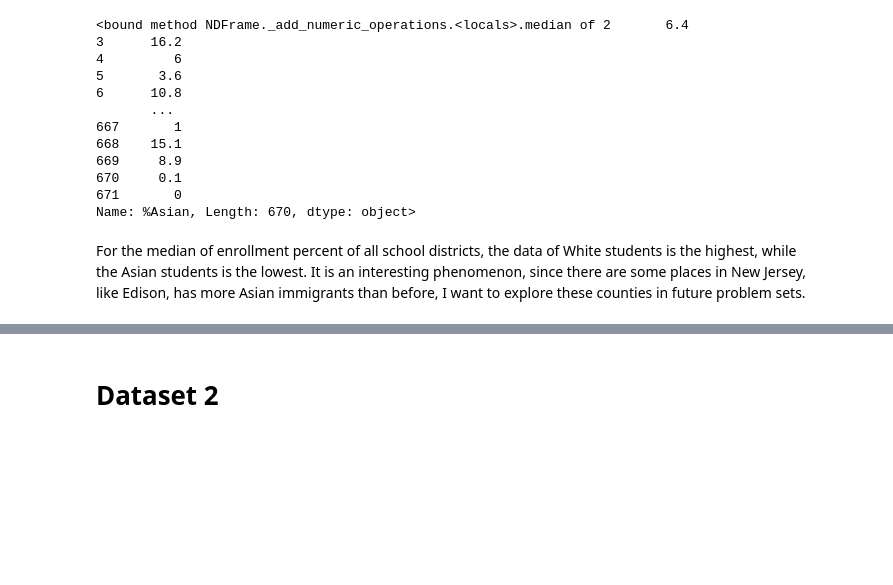
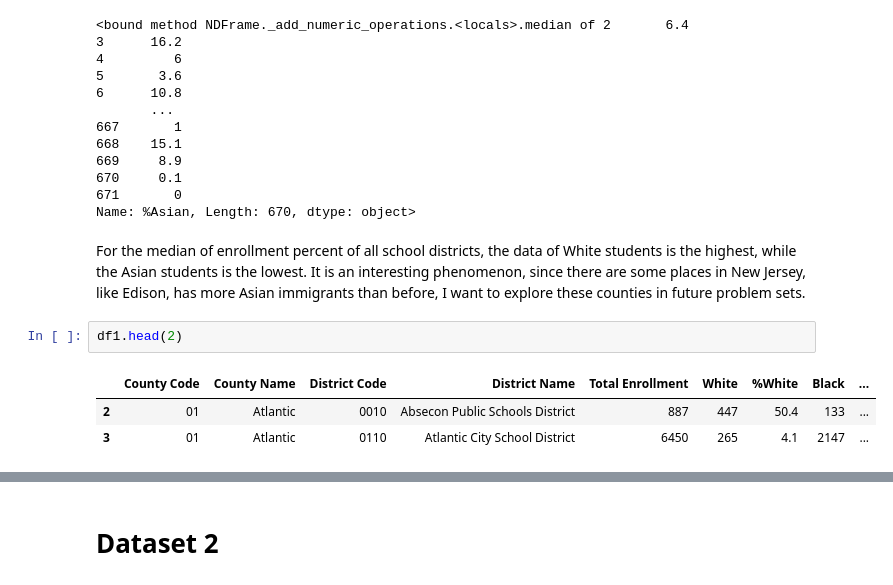
Before and after one commit to XiaoLiang28/vis, a Jupyter notebook: Fall23_PS1.ipynb, the cells around one changed output, grey strips where cells are left out. Saved outputs shown, nothing was run; the diff lists cells and outputs as text; blank space fills up the shorter version.

```diff
--- a/Fall23_PS1.ipynb
+++ b/Fall23_PS1.ipynb
@@ -303,3 +305,9 @@ Name: %Asian, Length: 670, dtype: object>
 # %% [markdown]
 For the median of enrollment percent of all school districts, the data of White students is the highest, while the Asian students is the lowest.
 It is an interesting phenomenon, since there are some places in New Jersey, like Edison, has more Asian immigrants than before, I want to explore these counties in future problem sets.
+# %%
+df1.head(2)
+# %% [output]
+|  | County Code | County Name | District Code | District Name | Total Enrollment | White | %White | Black | ... |
+| 2 | 01 | Atlantic | 0010 | Absecon Public Schools District | 887 | 447 | 50.4 | 133 | ... |
+| 3 | 01 | Atlantic | 0110 | Atlantic City School District | 6450 | 265 | 4.1 | 2147 | ... |
```
Also changed, not shown: parts of 5 cells of this notebook.
